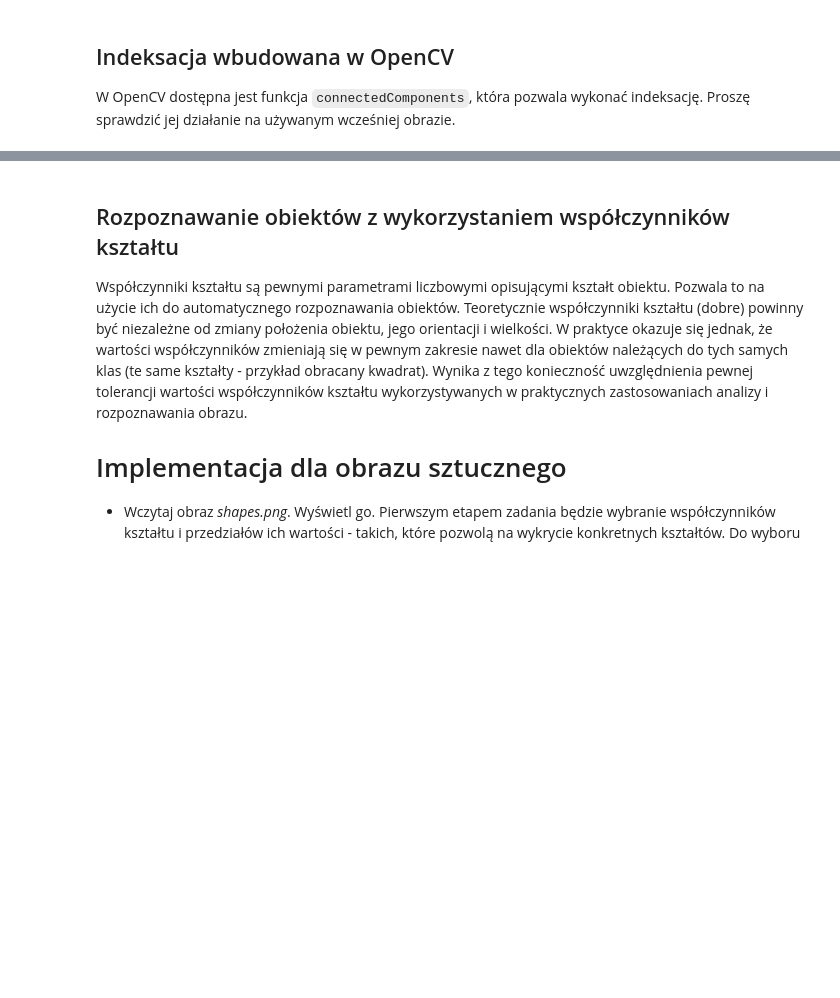
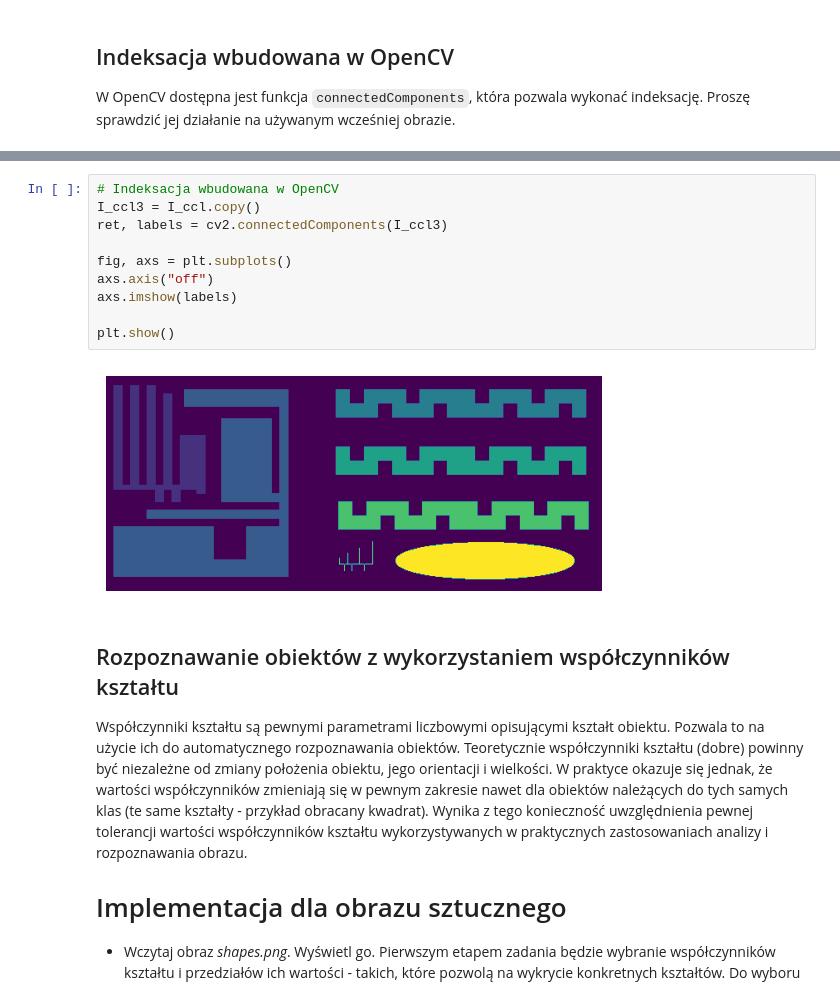
Before and after one commit to tostafin/image-processing-labs, a Jupyter notebook: lab6/13_ccl.ipynb, the cells around one changed output, grey strips where cells are left out. Cells and saved outputs as stored; diff of their text form; blank space fills up the shorter version.

```diff
--- a/lab6/13_ccl.ipynb
+++ b/lab6/13_ccl.ipynb
@@ -239,3 +335,15 @@ Proszę sprawdzić jej działanie na używanym wcześniej obrazie.
+# %%
+# Indeksacja wbudowana w OpenCV
+I_ccl3 = I_ccl.copy()
+ret, labels = cv2.connectedComponents(I_ccl3)
+
+fig, axs = plt.subplots()
+axs.axis("off")
+axs.imshow(labels)
+
+plt.show()
+# %% [output]
+[figure, added]
 # %% [markdown]
 ## Rozpoznawanie obiektów z wykorzystaniem współczynników kształtu
 
```
Also changed, not shown: parts of 12 cells of this notebook.
